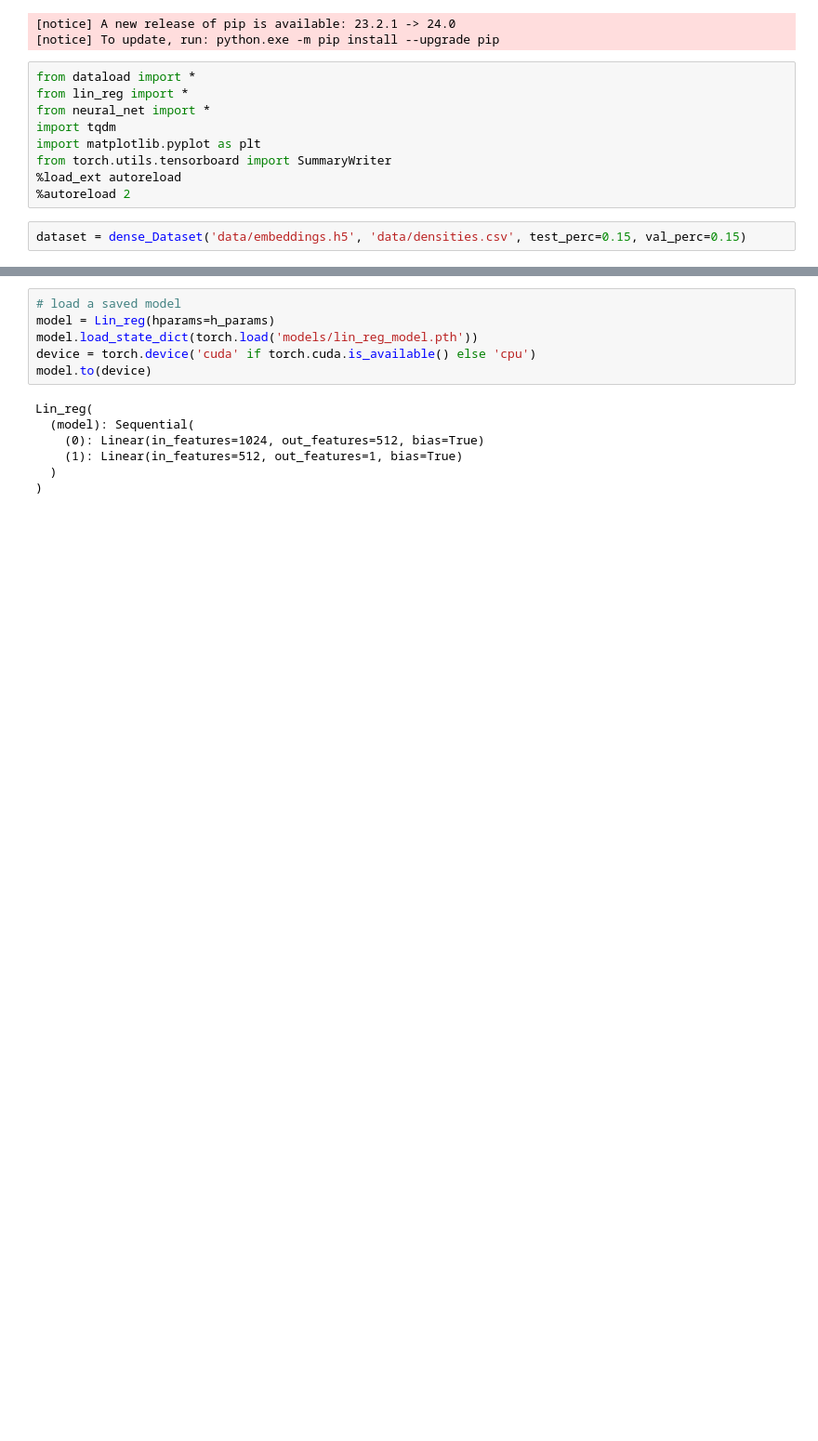
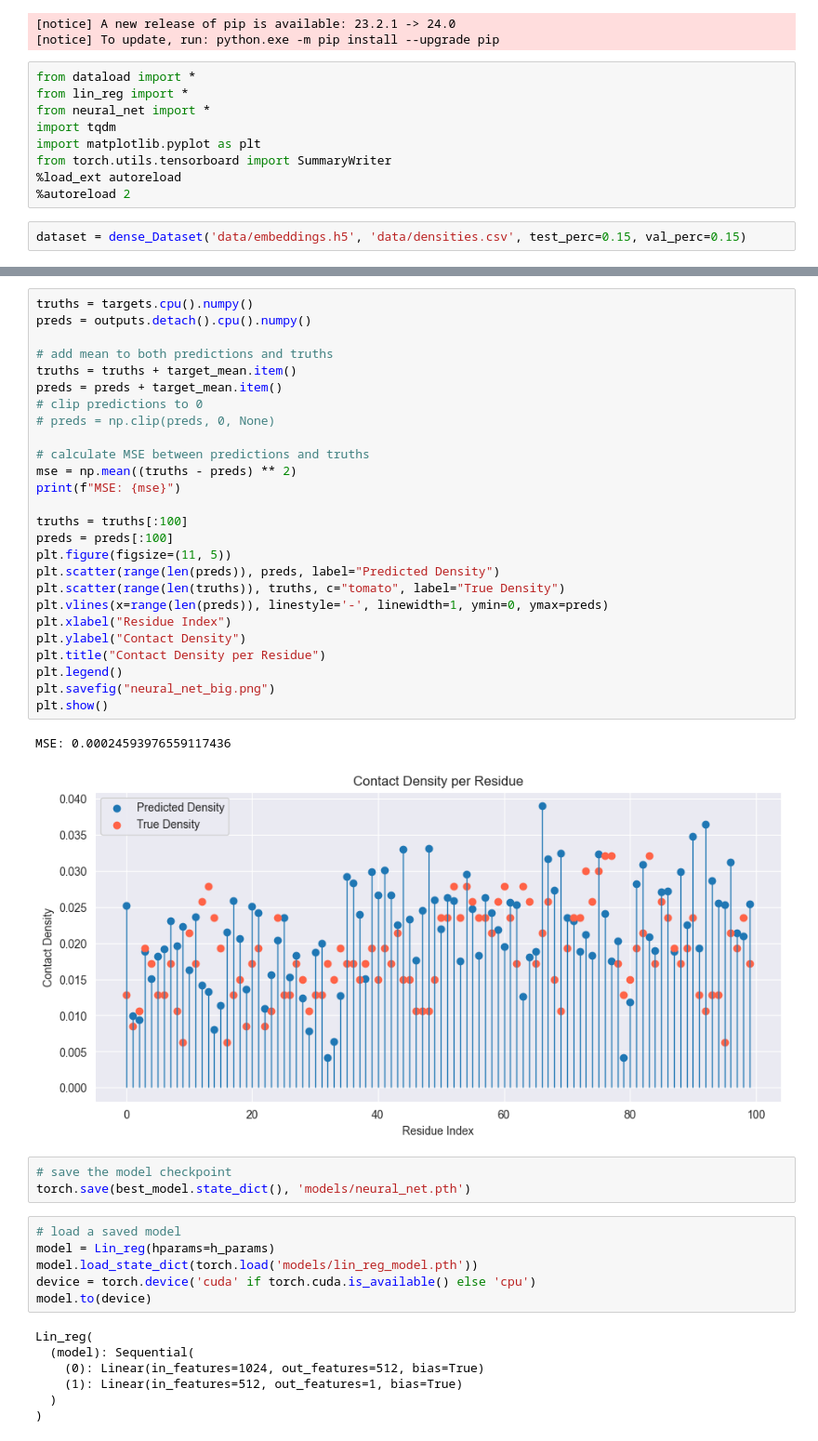
Before and after one commit to Eeeeelias/Protein-Prediction-1, a Jupyter notebook: runner.ipynb, the cells around one changed output, grey strips where cells are left out. Shown at 93% size. Drawn from its saved outputs; the diff is of its cells as text; blank space fills up the shorter version.

```diff
--- a/runner.ipynb
+++ b/runner.ipynb
@@ -147,3 +241,35 @@ plt.show()
+# %%
+truths = targets.cpu().numpy()
+preds = outputs.detach().cpu().numpy()
+
+# add mean to both predictions and truths
+truths = truths + target_mean.item()
+preds = preds + target_mean.item()
+# clip predictions to 0
+# preds = np.clip(preds, 0, None)
+
+# calculate MSE between predictions and truths
+mse = np.mean((truths - preds) ** 2)
+print(f"MSE: {mse}")
+
+truths = truths[:100]
+preds = preds[:100]
+plt.figure(figsize=(11, 5))
+plt.scatter(range(len(preds)), preds, label="Predicted Density")
+plt.scatter(range(len(truths)), truths, c="tomato", label="True Density")
+plt.vlines(x=range(len(preds)), linestyle='-', linewidth=1, ymin=0, ymax=preds)
+plt.xlabel("Residue Index")
+plt.ylabel("Contact Density")
+plt.title("Contact Density per Residue")
+plt.legend()
+plt.savefig("neural_net_big.png")
+plt.show()
+# %% [output]
+MSE: 0.00024593976559117436
+[figure, added]
+# %%
+# save the model checkpoint
+torch.save(best_model.state_dict(), 'models/neural_net.pth')
 # %%
 # load a saved model
 model = Lin_reg(hparams=h_params)
```
Also changed, not shown: parts of 10 cells of this notebook, 3 other files.
